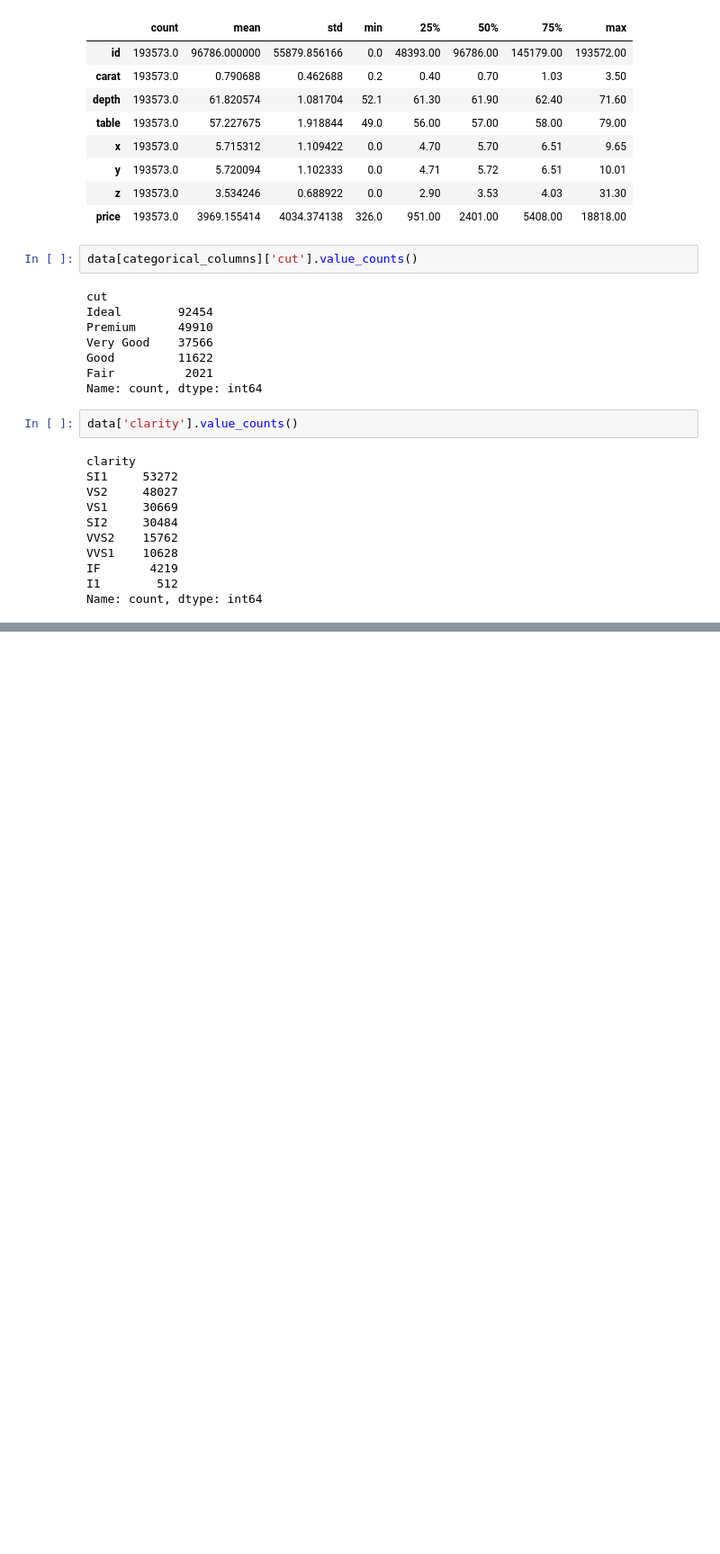
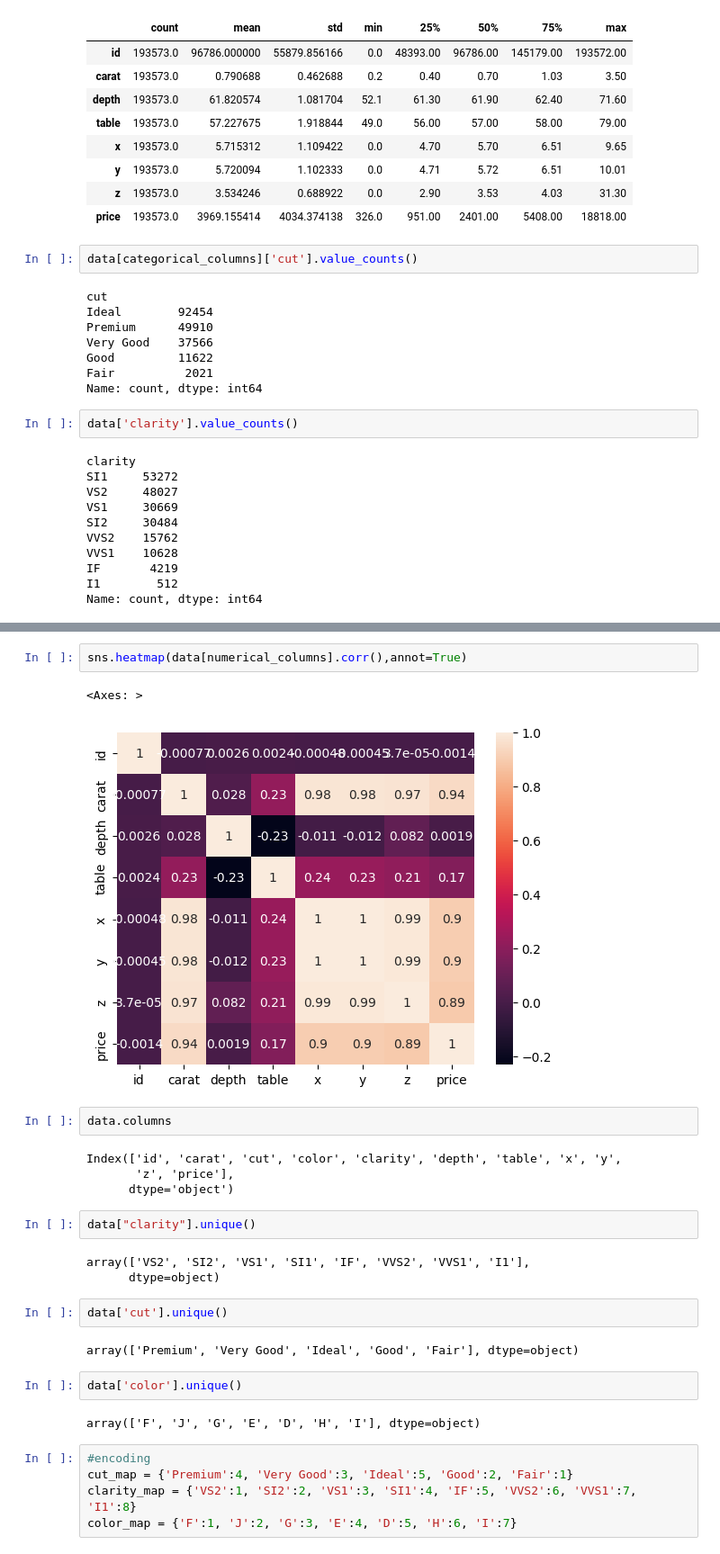
Before and after one commit to MansiRatta/EndToEnd, a Jupyter notebook: notebooks/research.ipynb, the cells around one changed output, grey strips where cells are left out. Shown at 90% size. Saved outputs shown, nothing was run; the diff lists cells and outputs as text; blank space fills up the shorter version.

Commit message:
updated the encoding code

```diff
--- a/notebooks/research.ipynb
+++ b/notebooks/research.ipynb
@@ -131,0 +157,29 @@ Name: count, dtype: int64
+# %%
+sns.heatmap(data[numerical_columns].corr(),annot=True)
+# %% [output]
+<Axes: >
+[figure, added]
+# %%
+data.columns
+# %% [output]
+Index(['id', 'carat', 'cut', 'color', 'clarity', 'depth', 'table', 'x', 'y',
+       'z', 'price'],
+      dtype='object')
+# %%
+data["clarity"].unique()
+# %% [output]
+array(['VS2', 'SI2', 'VS1', 'SI1', 'IF', 'VVS2', 'VVS1', 'I1'],
+      dtype=object)
+# %%
+data['cut'].unique()
+# %% [output]
+array(['Premium', 'Very Good', 'Ideal', 'Good', 'Fair'], dtype=object)
+# %%
+data['color'].unique()
+# %% [output]
+array(['F', 'J', 'G', 'E', 'D', 'H', 'I'], dtype=object)
+# %%
+#encoding
+cut_map = {'Premium':4, 'Very Good':3, 'Ideal':5, 'Good':2, 'Fair':1}
+clarity_map = {'VS2':1, 'SI2':2, 'VS1':3, 'SI1':4, 'IF':5, 'VVS2':6, 'VVS1':7, 'I1':8}
+color_map = {'F':1, 'J':2, 'G':3, 'E':4, 'D':5, 'H':6, 'I':7}
```
Also changed, not shown: parts of 6 cells of this notebook, 1 other file.
